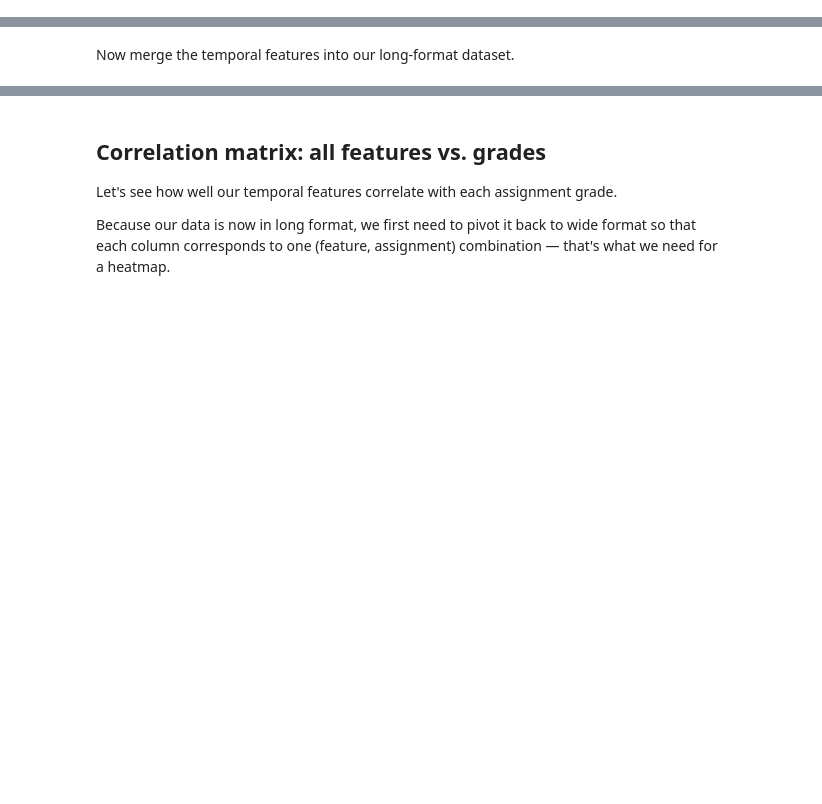
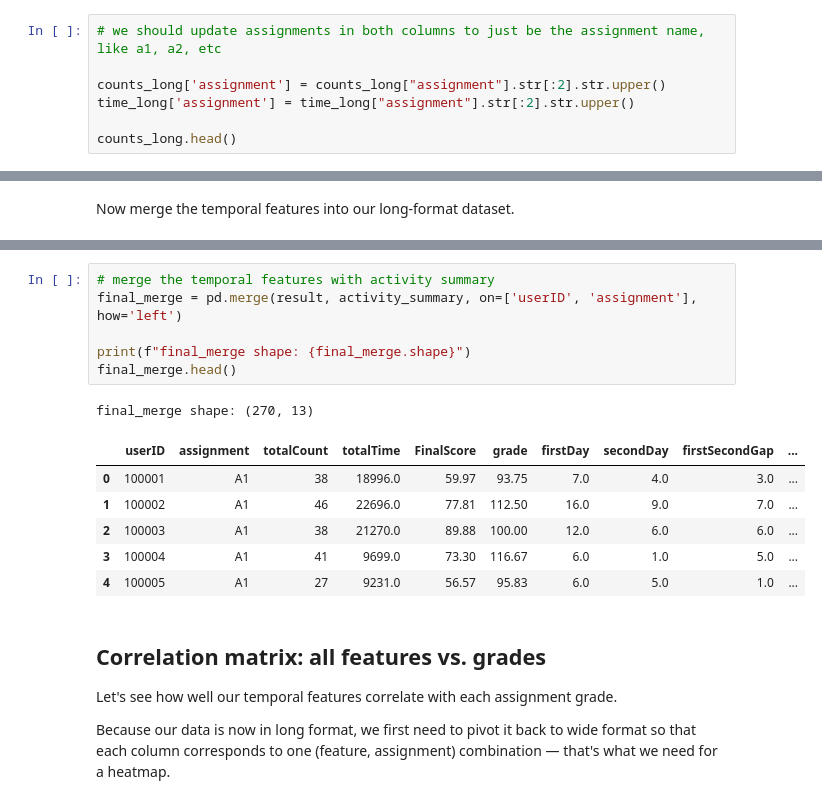
Before and after one commit to minahilfaisal-sfu/Faisal_Minahil_LabTask, a Jupyter notebook: LabTask04/lecture5_scaffold.ipynb, the cells around one changed output, grey strips where cells are left out. Cells and saved outputs as stored; diff of their text form; blank space fills up the shorter version.

```diff
--- a/LabTask04/lecture5_scaffold.ipynb
+++ b/LabTask04/lecture5_scaffold.ipynb
@@ -339,0 +405,7 @@ To cleanly merge temporal features with grades, we'll convert everything to long
+# %%
+# we should update assignments in both columns to just be the assignment name, like a1, a2, etc
+
+counts_long['assignment'] = counts_long["assignment"].str[:2].str.upper()
+time_long['assignment'] = time_long["assignment"].str[:2].str.upper()
+
+counts_long.head()
@@ -342,3 +472,17 @@ Now merge the temporal features into our long-format dataset.
+# %%
+# merge the temporal features with activity summary
+final_merge = pd.merge(result, activity_summary, on=['userID', 'assignment'], how='left')
+
+print(f"final_merge shape: {final_merge.shape}")
+final_merge.head()
+# %% [output]
+final_merge shape: (270, 13)
+|  | userID | assignment | totalCount | totalTime | FinalScore | grade | firstDay | secondDay | firstSecondGap | ... |
+| 0 | 100001 | A1 | 38 | 18996.0 | 59.97 | 93.75 | 7.0 | 4.0 | 3.0 | ... |
+| 1 | 100002 | A1 | 46 | 22696.0 | 77.81 | 112.50 | 16.0 | 9.0 | 7.0 | ... |
+| 2 | 100003 | A1 | 38 | 21270.0 | 89.88 | 100.00 | 12.0 | 6.0 | 6.0 | ... |
+| 3 | 100004 | A1 | 41 | 9699.0 | 73.30 | 116.67 | 6.0 | 1.0 | 5.0 | ... |
+| 4 | 100005 | A1 | 27 | 9231.0 | 56.57 | 95.83 | 6.0 | 5.0 | 1.0 | ... |
 # %% [markdown]
 ## Correlation matrix: all features vs. grades
 
```
Also changed, not shown: parts of 15 cells of this notebook.
